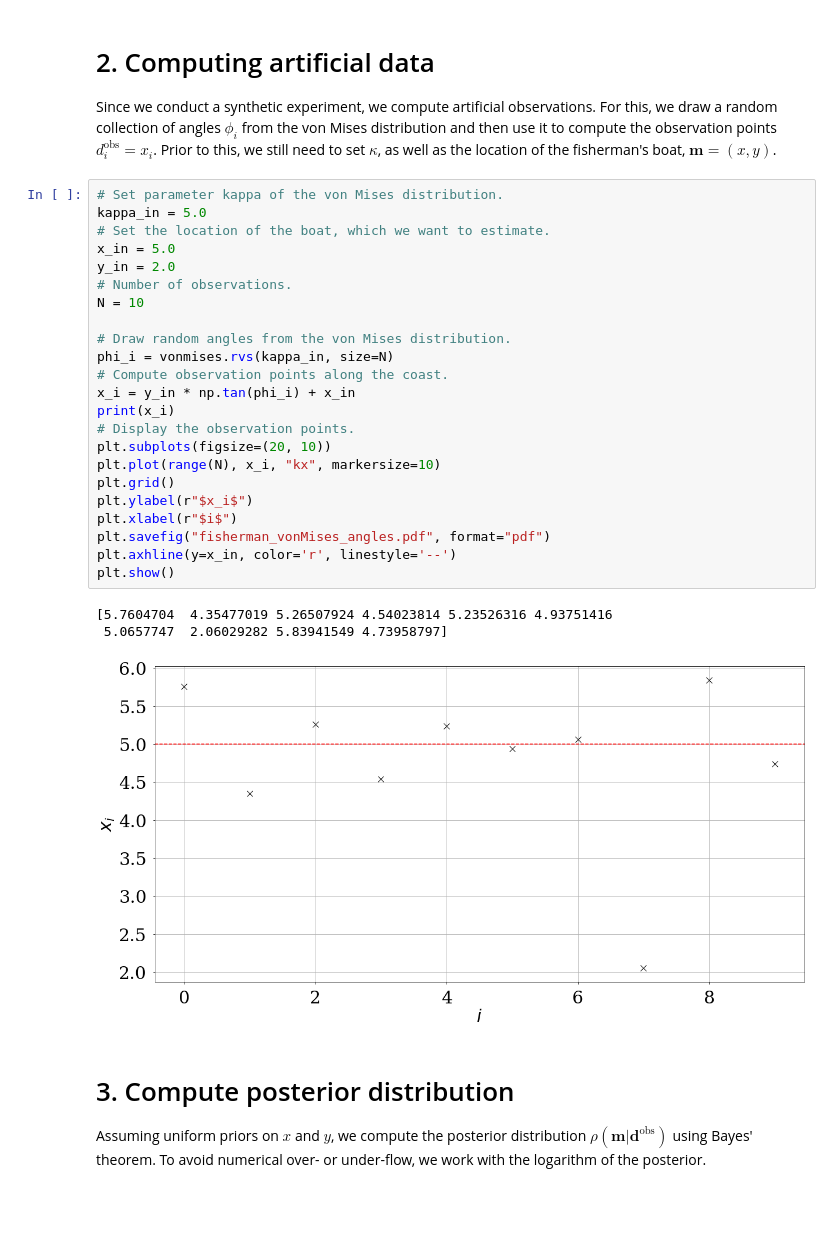
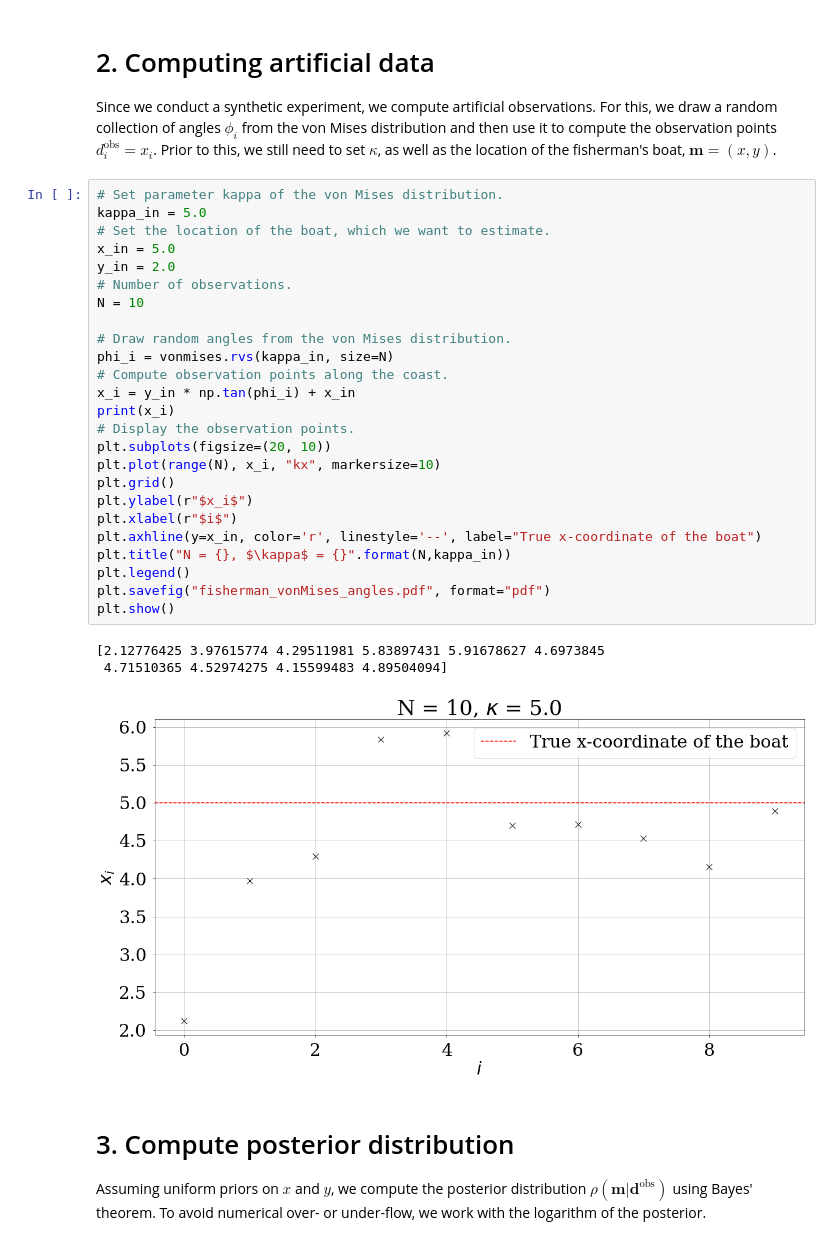
Before and after one commit to fabian-kutschera/WP15_InverseGeophysics, a Jupyter notebook: 01/Find the fisherman/Find the fisherman.ipynb, the cells around one changed output. Cells and saved outputs as stored; diff of their text form; blank space fills up the shorter version.

```diff
--- a/01/Find the fisherman/Find the fisherman.ipynb
+++ b/01/Find the fisherman/Find the fisherman.ipynb
@@ -99,30 +99,32 @@ Since we conduct a synthetic experiment, we compute artificial observations. For
 # %%
 # Set parameter kappa of the von Mises distribution.
 kappa_in = 5.0
 # Set the location of the boat, which we want to estimate.
 x_in = 5.0
 y_in = 2.0
 # Number of observations.
 N = 10
 
 # Draw random angles from the von Mises distribution.
 phi_i = vonmises.rvs(kappa_in, size=N)
 # Compute observation points along the coast.
 x_i = y_in * np.tan(phi_i) + x_in
 print(x_i)
 # Display the observation points.
 plt.subplots(figsize=(20, 10))
 plt.plot(range(N), x_i, "kx", markersize=10)
 plt.grid()
 plt.ylabel(r"$x_i$")
 plt.xlabel(r"$i$")
+plt.axhline(y=x_in, color='r', linestyle='--', label="True x-coordinate of the boat")
+plt.title("N = {}, $\kappa$ = {}".format(N,kappa_in))
+plt.legend()
 plt.savefig("fisherman_vonMises_angles.pdf", format="pdf")
-plt.axhline(y=x_in, color='r', linestyle='--')
 plt.show()
 # %% [output]
-[5.7604704  4.35477019 5.26507924 4.54023814 5.23526316 4.93751416
- 5.0657747  2.06029282 5.83941549 4.73958797]
+[2.12776425 3.97615774 4.29511981 5.83897431 5.91678627 4.6973845
+ 4.71510365 4.52974275 4.15599483 4.89504094]
-[figure, old version]
+[figure, new version]
 # %% [markdown]
 # 3. Compute posterior distribution
 
```
Also changed, not shown: parts of 1 cell of this notebook, 4 other files.
